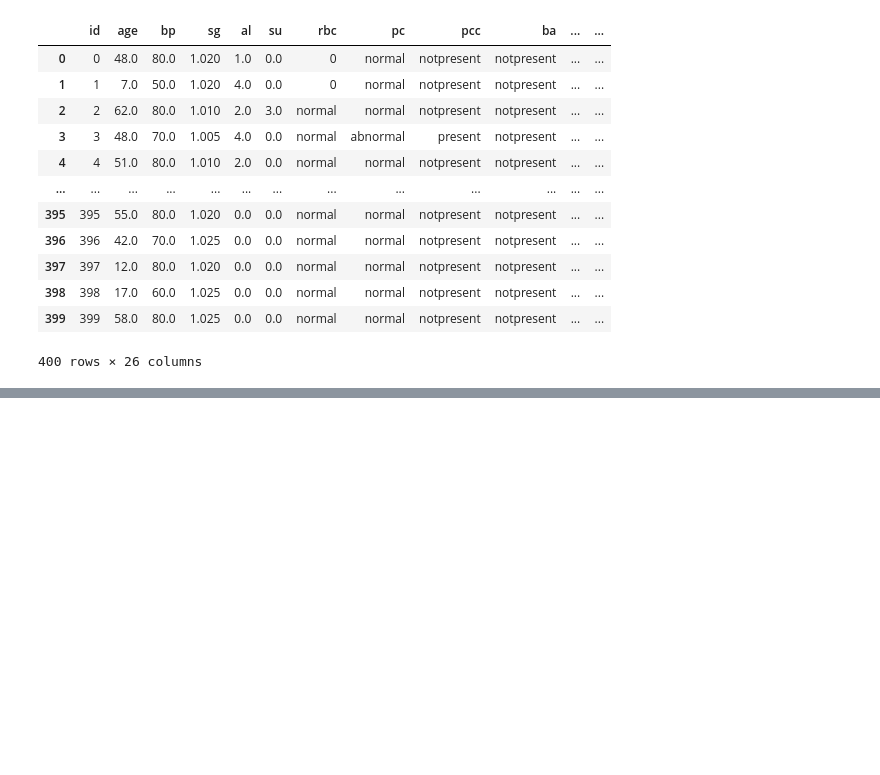
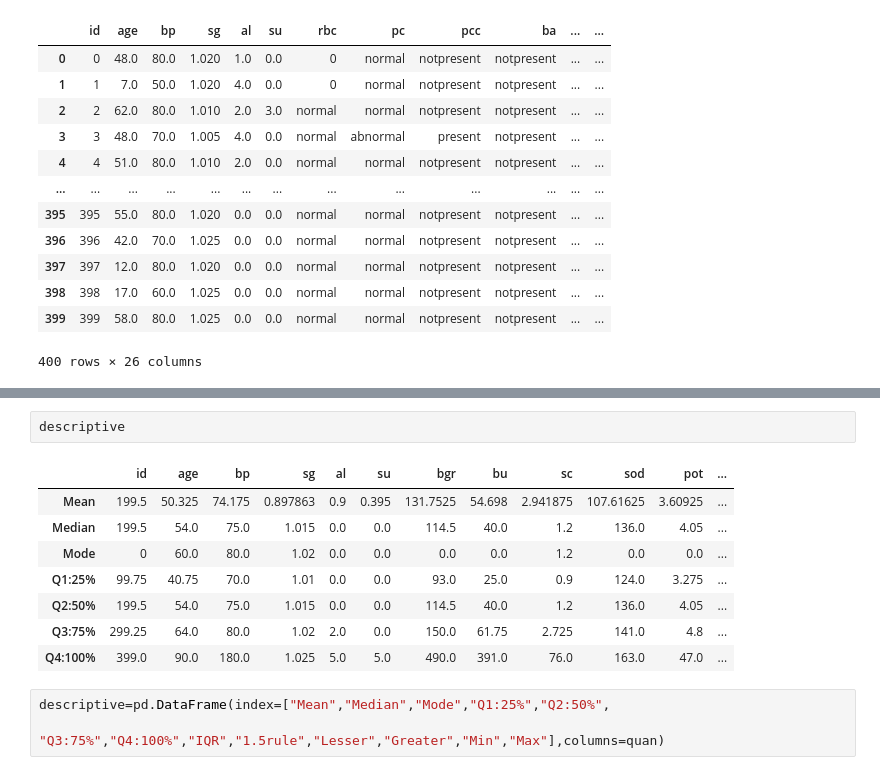
Before and after one commit to DeepikaBalachandran89/5.2-CENTRAL-TENDENCY-PREPROCESSING, a Jupyter notebook: Assignment kidney preprocess.ipynb, the cells around one changed output, grey strips where cells are left out. Cells and saved outputs as stored; diff of their text form; blank space fills up the shorter version.

```diff
--- a/Assignment kidney preprocess.ipynb
+++ b/Assignment kidney preprocess.ipynb
@@ -135,0 +394,14 @@ dataset.describe()
+# %%
+descriptive
+# %% [output]
+|  | id | age | bp | sg | al | su | bgr | bu | sc | sod | pot | ... |
+| Mean | 199.5 | 50.325 | 74.175 | 0.897863 | 0.9 | 0.395 | 131.7525 | 54.698 | 2.941875 | 107.61625 | 3.60925 | ... |
+| Median | 199.5 | 54.0 | 75.0 | 1.015 | 0.0 | 0.0 | 114.5 | 40.0 | 1.2 | 136.0 | 4.05 | ... |
+| Mode | 0 | 60.0 | 80.0 | 1.02 | 0.0 | 0.0 | 0.0 | 0.0 | 1.2 | 0.0 | 0.0 | ... |
+| Q1:25% | 99.75 | 40.75 | 70.0 | 1.01 | 0.0 | 0.0 | 93.0 | 25.0 | 0.9 | 124.0 | 3.275 | ... |
+| Q2:50% | 199.5 | 54.0 | 75.0 | 1.015 | 0.0 | 0.0 | 114.5 | 40.0 | 1.2 | 136.0 | 4.05 | ... |
+| Q3:75% | 299.25 | 64.0 | 80.0 | 1.02 | 2.0 | 0.0 | 150.0 | 61.75 | 2.725 | 141.0 | 4.8 | ... |
+| Q4:100% | 399.0 | 90.0 | 180.0 | 1.025 | 5.0 | 5.0 | 490.0 | 391.0 | 76.0 | 163.0 | 47.0 | ... |
+# %%
+descriptive=pd.DataFrame(index=["Mean","Median","Mode","Q1:25%","Q2:50%",
+                                "Q3:75%","Q4:100%","IQR","1.5rule","Lesser","Greater","Min","Max"],columns=quan)
```
Also changed, not shown: parts of 41 cells of this notebook.
